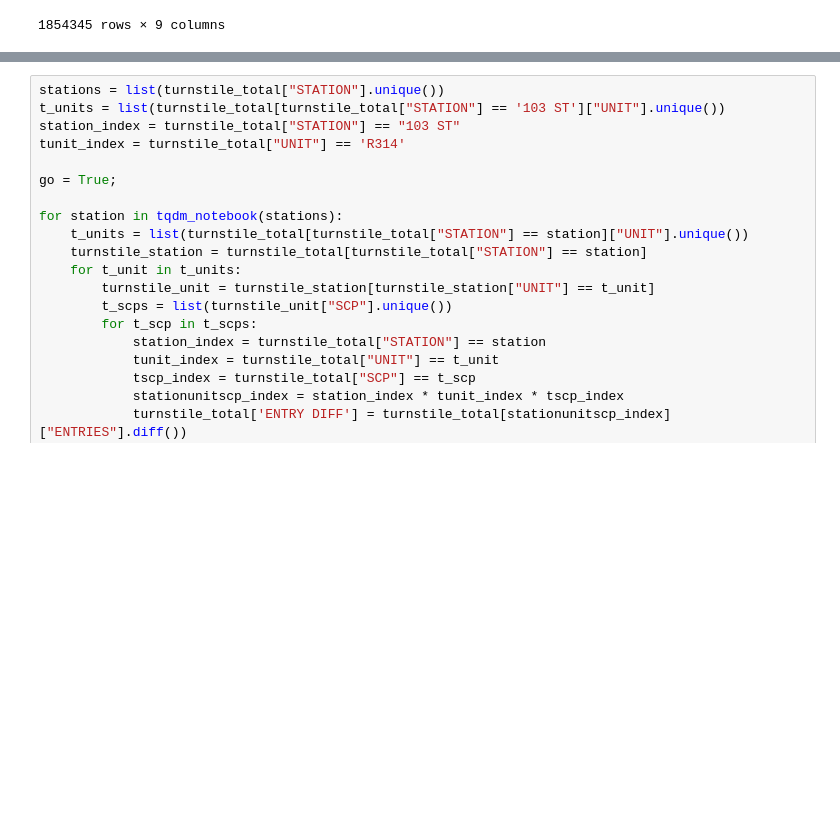
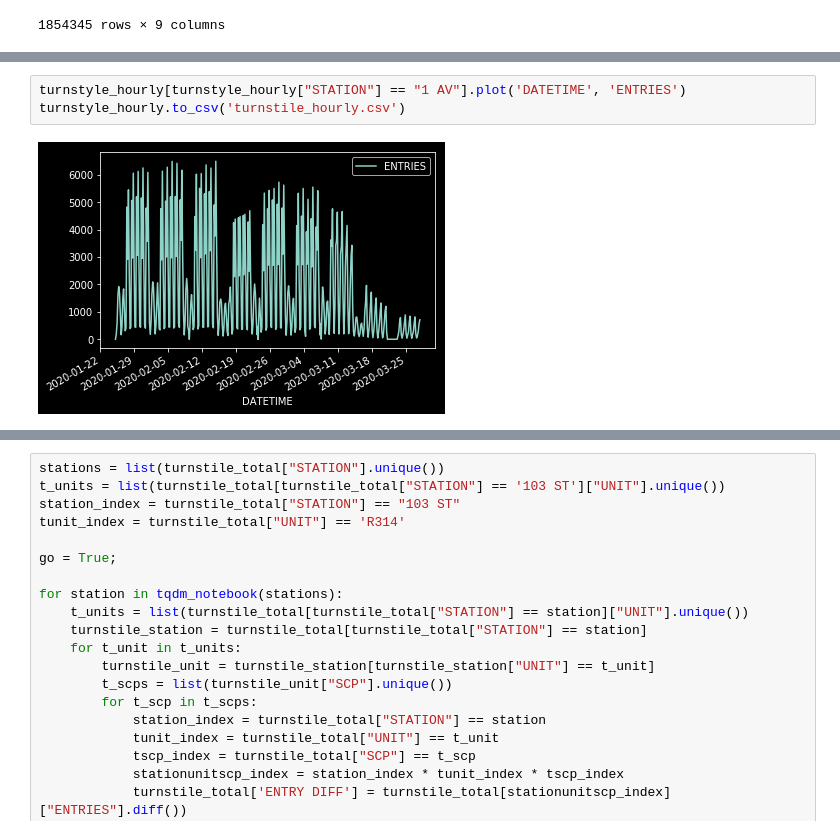
Before and after one commit to mjang2000/covid-data-challenge, a Jupyter notebook: raw_data/turnstile_data/Untitled.ipynb, the cells around one changed output, grey strips where cells are left out. Cells and saved outputs as stored; diff of their text form; blank space fills up the shorter version.

```diff
--- a/raw_data/turnstile_data/Untitled.ipynb
+++ b/raw_data/turnstile_data/Untitled.ipynb
@@ -225,0 +228,5 @@ turnstyle_hourly
+# %%
+turnstyle_hourly[turnstyle_hourly["STATION"] == "1 AV"].plot('DATETIME', 'ENTRIES')
+turnstyle_hourly.to_csv('turnstile_hourly.csv')
+# %% [output]
+[figure, added]
```
Also changed, not shown: parts of 5 cells of this notebook, 22 other files.
